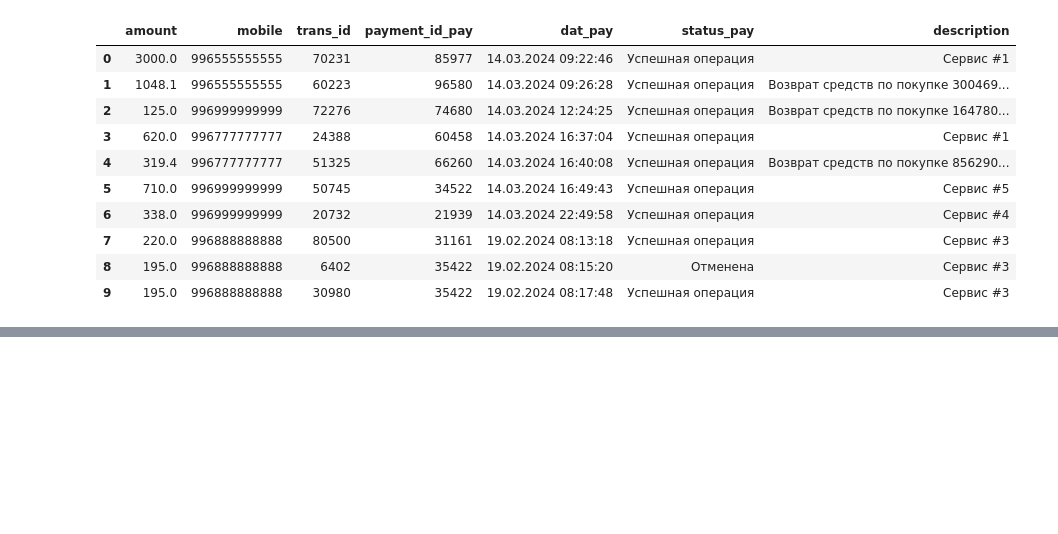
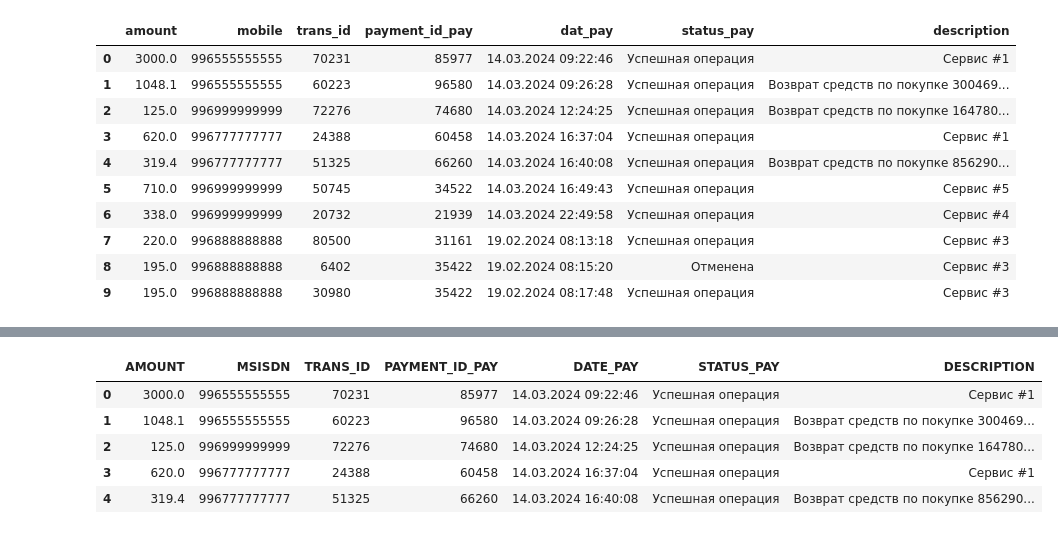
Before and after one commit to oneku16/nur-telecom-RAFM, a Jupyter notebook: task_1.ipynb, the cells around one changed output, grey strips where cells are left out. Cells and saved outputs as stored; diff of their text form; code cells hidden in the pictures; blank space fills up the shorter version.

```diff
--- a/task_1_xlsx_to_db/task_1.ipynb
+++ b/task_1.ipynb
@@ -101,0 +124,9 @@ connection = psycopg2.connect(database="postgres", user="developer", password="d
+# %%
+df_source_2.head()
+# %% [output]
+|  | AMOUNT | MSISDN | TRANS_ID | PAYMENT_ID_PAY | DATE_PAY | STATUS_PAY | DESCRIPTION |
+| 0 | 3000.0 | 996555555555 | 70231 | 85977 | 14.03.2024 09:22:46 | Успешная операция | Сервис #1 |
+| 1 | 1048.1 | 996555555555 | 60223 | 96580 | 14.03.2024 09:26:28 | Успешная операция | Возврат средств по покупке 300469... |
+| 2 | 125.0 | 996999999999 | 72276 | 74680 | 14.03.2024 12:24:25 | Успешная операция | Возврат средств по покупке 164780... |
+| 3 | 620.0 | 996777777777 | 24388 | 60458 | 14.03.2024 16:37:04 | Успешная операция | Сервис #1 |
+| 4 | 319.4 | 996777777777 | 51325 | 66260 | 14.03.2024 16:40:08 | Успешная операция | Возврат средств по покупке 856290... |
```
Also changed, not shown: parts of 14 cells of this notebook, 2 other files.
